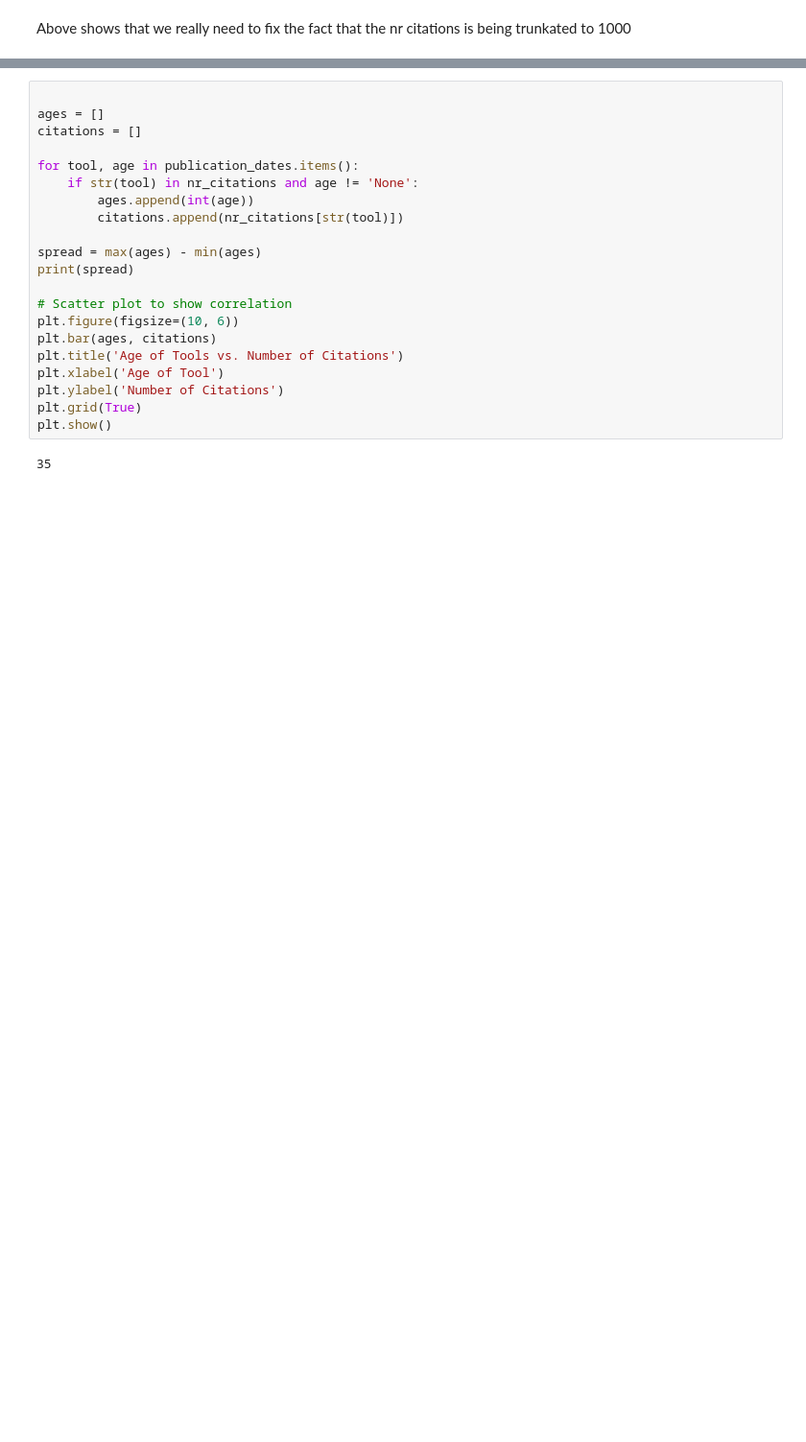
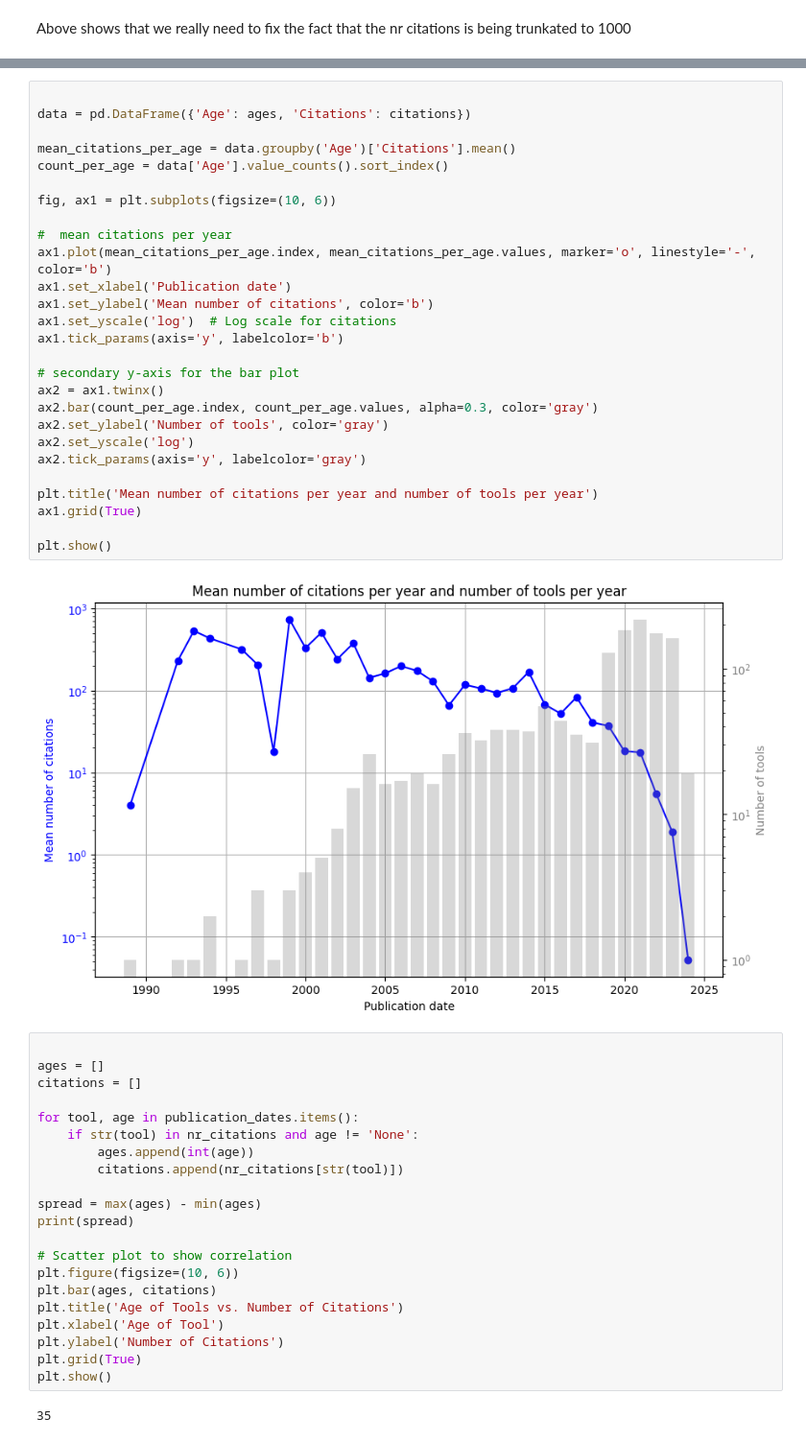
Before and after one commit to Workflomics/workflomics-QCmetric, a Jupyter notebook: stat_visualisation.ipynb, the cells around one changed output, grey strips where cells are left out. Shown: that part at 96% size. Cells and saved outputs as stored; diff of their text form; blank space fills up the shorter version.

```diff
--- a/stat_visualisation.ipynb
+++ b/stat_visualisation.ipynb
@@ -261,3 +285,32 @@ Above shows that we really need to fix the fact that the nr citations is being t
+# %%
+
+data = pd.DataFrame({'Age': ages, 'Citations': citations})
+
+mean_citations_per_age = data.groupby('Age')['Citations'].mean()
+count_per_age = data['Age'].value_counts().sort_index()
+
+fig, ax1 = plt.subplots(figsize=(10, 6))
+
+#  mean citations per year
+ax1.plot(mean_citations_per_age.index, mean_citations_per_age.values, marker='o', linestyle='-', color='b')
+ax1.set_xlabel('Publication date')
+ax1.set_ylabel('Mean number of citations', color='b')
+ax1.set_yscale('log')  # Log scale for citations
+ax1.tick_params(axis='y', labelcolor='b')
+
+# secondary y-axis for the bar plot
+ax2 = ax1.twinx()
+ax2.bar(count_per_age.index, count_per_age.values, alpha=0.3, color='gray')
+ax2.set_ylabel('Number of tools', color='gray')
+ax2.set_yscale('log')
+ax2.tick_params(axis='y', labelcolor='gray')
+
+plt.title('Mean number of citations per year and number of tools per year')
+ax1.grid(True)
+
+plt.show()
+# %% [output]
+[figure, added]
 # %%
 
 ages = []
```
Also changed, not shown: parts of 12 cells of this notebook, 1 other file.
